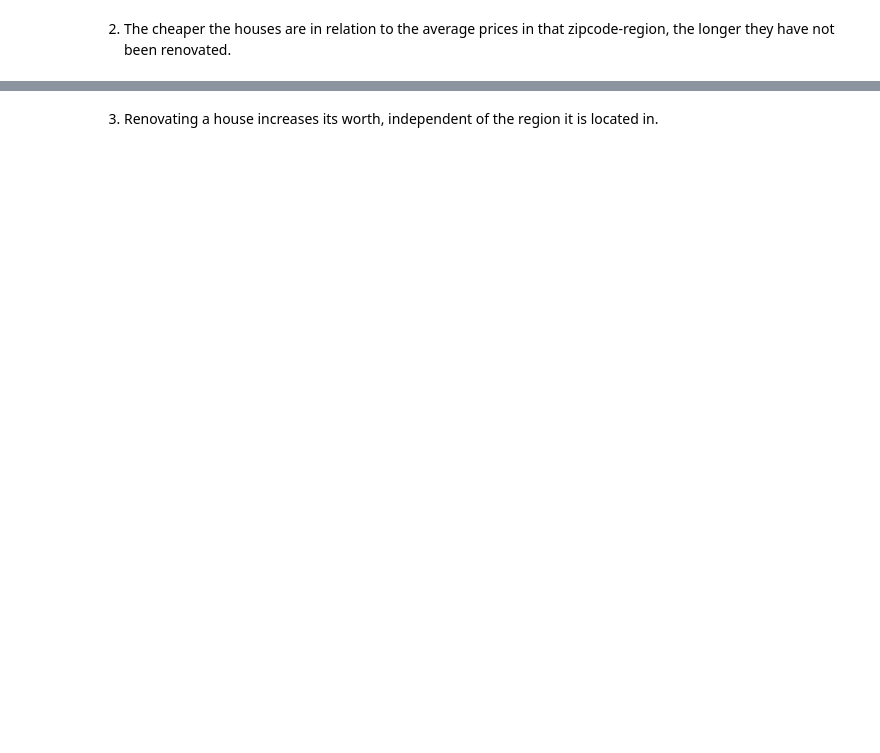
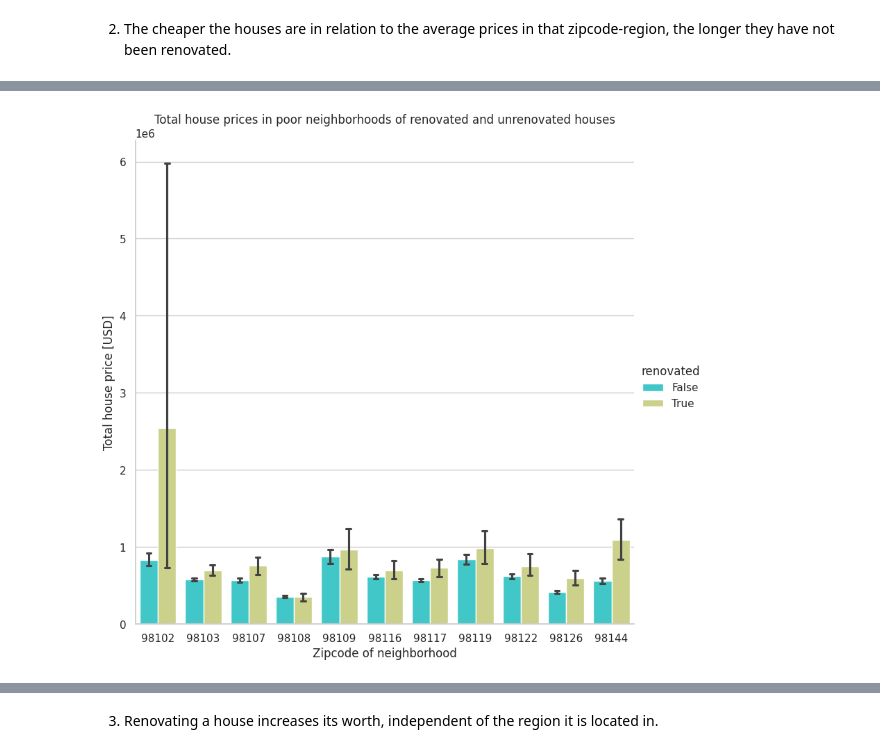
Before and after one commit to TheScieeentist/EDA_Project_RealEstate, a Jupyter notebook: EDA.ipynb, the cells around one changed output, grey strips where cells are left out. Saved outputs shown, nothing was run; the diff lists cells and outputs as text; code cells hidden in the pictures; blank space fills up the shorter version.

```diff
--- a/EDA.ipynb
+++ b/EDA.ipynb
@@ -547,2 +608,12 @@ plt.savefig("fig_sqprice_renovated_bar", dpi=300)
+# %%
+fig_price_renovated_bar = (sns.catplot(
+    data=df_poor, kind="bar",
+    x="zipcode", y="price", hue="renovated",
+    errorbar=('ci', 95), palette="rainbow", alpha=1, height=8, capsize=.2),
+plt.title("Total house prices in poor neighborhoods of renovated and unrenovated houses"),
+plt.xlabel('Zipcode of neighborhood'),
+plt.ylabel('Total house price [USD]'))
+# %% [output]
+[figure, added]
 # %%
 sns.boxplot(data=df_poor, x='yr_renovated', y='price')
```
Also changed, not shown: parts of 23 cells of this notebook, 18 other files.
